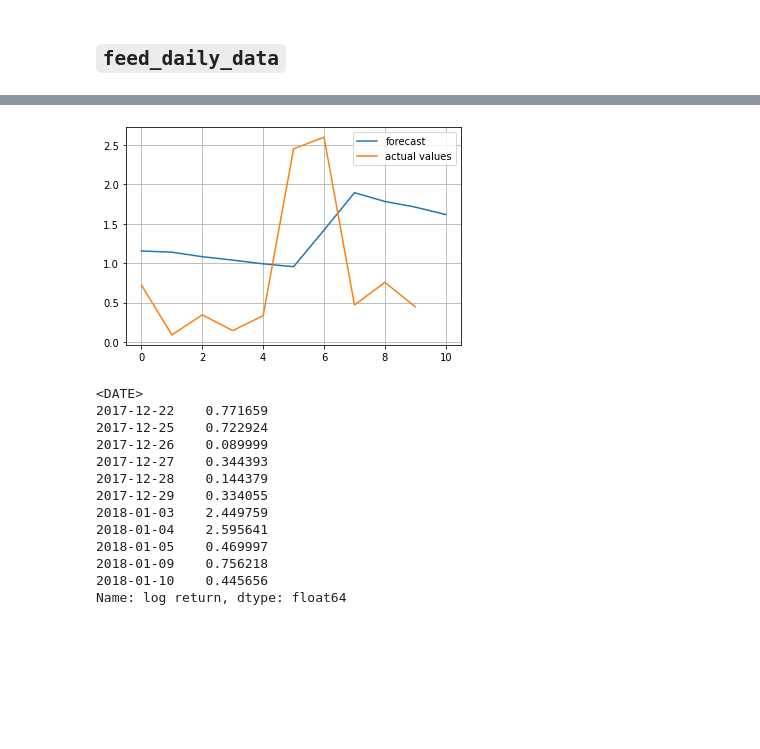
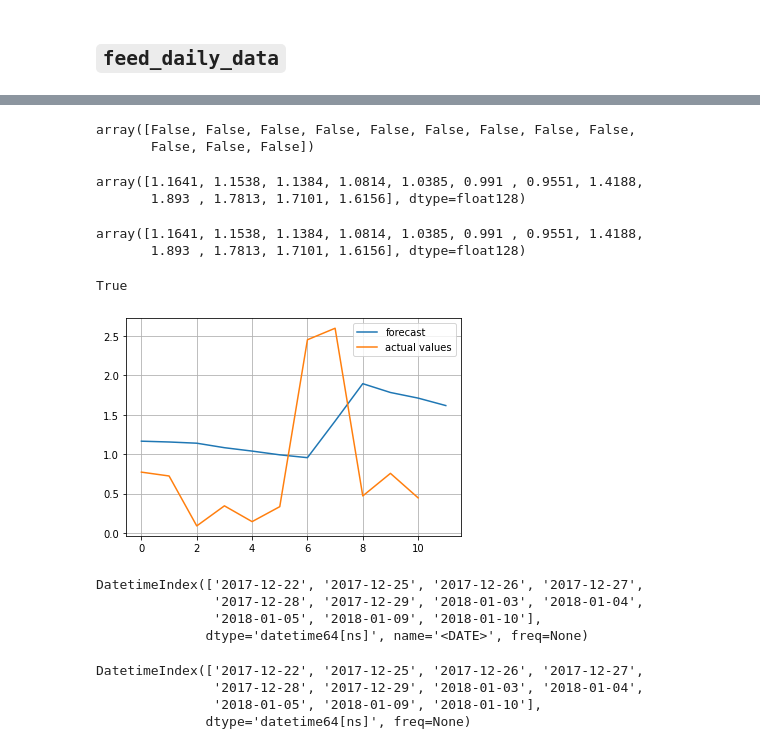
Before and after one commit to Northern125/fuzzy-volatility-modeling, a Jupyter notebook: testing_model.ipynb, the cells around one changed output, grey strips where cells are left out. Cells and saved outputs as stored; diff of their text form; code cells hidden in the pictures; blank space fills up the shorter version.

Commit message:
[Feature] Implemented dates accounting in historical values in the model

```diff
--- a/testing_model.ipynb
+++ b/testing_model.ipynb
@@ -564,25 +480,42 @@ fvm.rules_outputs_current
+# %%
+np.array(fvm._rules_outputs_hist)[:, 0].round(4) == np.array(fvm._hist_output).round(4)
+# %% [output]
+array([False, False, False, False, False, False, False, False, False,
+       False, False, False])
+# %%
+np.array(fvm._rules_outputs_hist, dtype=np.float128)[:, 0].round(4)
+# %% [output]
+array([1.1641, 1.1538, 1.1384, 1.0814, 1.0385, 0.991 , 0.9551, 1.4188,
+       1.893 , 1.7813, 1.7101, 1.6156], dtype=float128)
+# %%
+np.array(fvm._hist_output, dtype=np.float128).round(4)
+# %% [output]
+array([1.1641, 1.1538, 1.1384, 1.0814, 1.0385, 0.991 , 0.9551, 1.4188,
+       1.893 , 1.7813, 1.7101, 1.6156], dtype=float128)
+# %%
+(_ == __).all()
+# %% [output]
+True
 # %%
 plt.plot(fvm._hist_output, label='forecast')
-plt.plot(test_small.values[1:], label='actual values')
+plt.plot(test_small.values, label='actual values')
 
 plt.legend()
 plt.grid()
 plt.show()
 # %% [output]
-[figure, old version]
+[figure, new version]
-# %%
-test_small
-# %% [output]
-<DATE>
-2017-12-22    0.771659
-2017-12-25    0.722924
-2017-12-26    0.089999
-2017-12-27    0.344393
-2017-12-28    0.144379
-2017-12-29    0.334055
-2018-01-03    2.449759
-2018-01-04    2.595641
-2018-01-05    0.469997
-2018-01-09    0.756218
-2018-01-10    0.445656
-Name: log return, dtype: float64
+# %%
+test_small.index
+# %% [output]
+DatetimeIndex(['2017-12-22', '2017-12-25', '2017-12-26', '2017-12-27',
+               '2017-12-28', '2017-12-29', '2018-01-03', '2018-01-04',
+               '2018-01-05', '2018-01-09', '2018-01-10'],
+              dtype='datetime64[ns]', name='<DATE>', freq=None)
+# %%
+fvm.hist_output.index
+# %% [output]
+DatetimeIndex(['2017-12-22', '2017-12-25', '2017-12-26', '2017-12-27',
+               '2017-12-28', '2017-12-29', '2018-01-03', '2018-01-04',
+               '2018-01-05', '2018-01-09', '2018-01-10'],
+              dtype='datetime64[ns]', freq=None)
```
Also changed, not shown: parts of 33 cells of this notebook, 1 other file.
